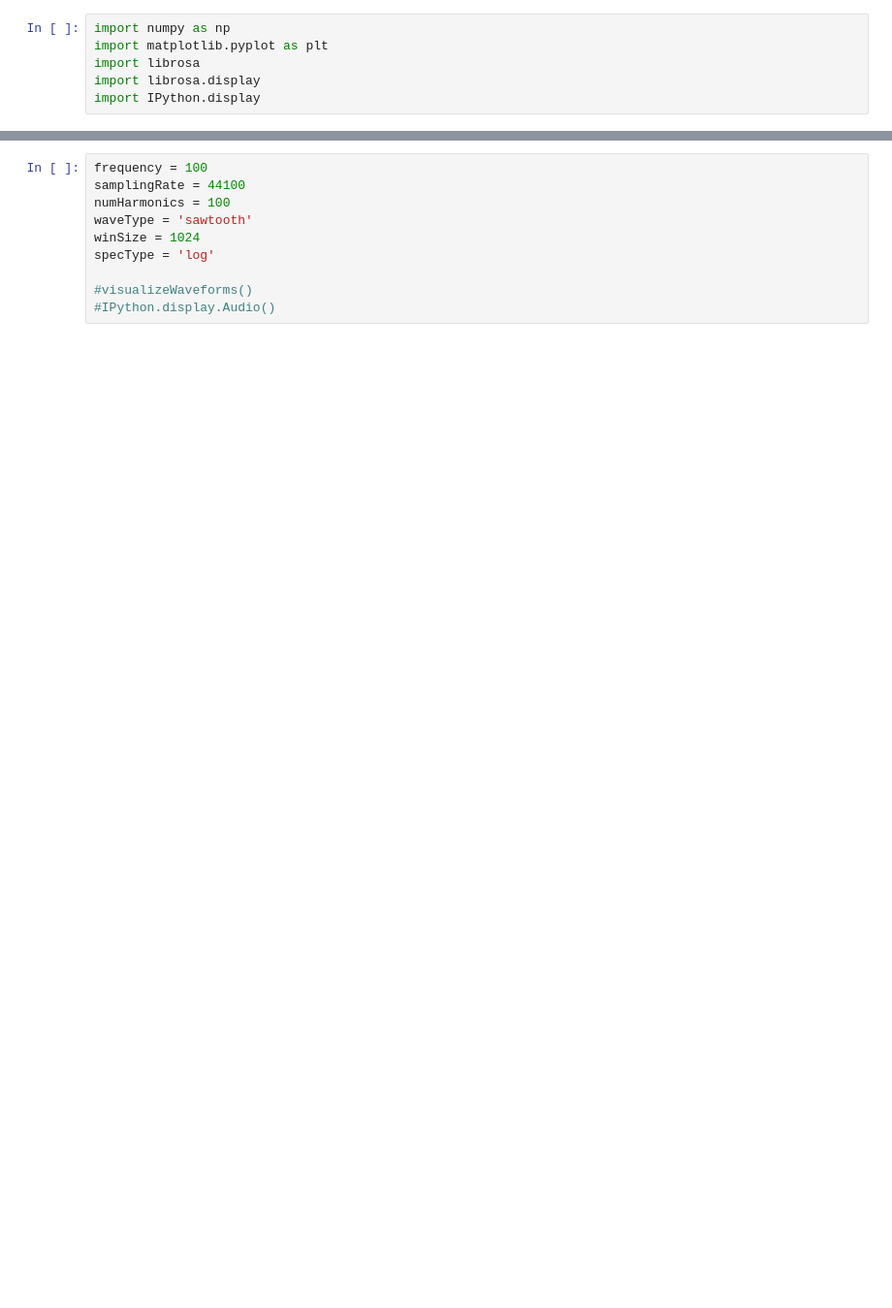
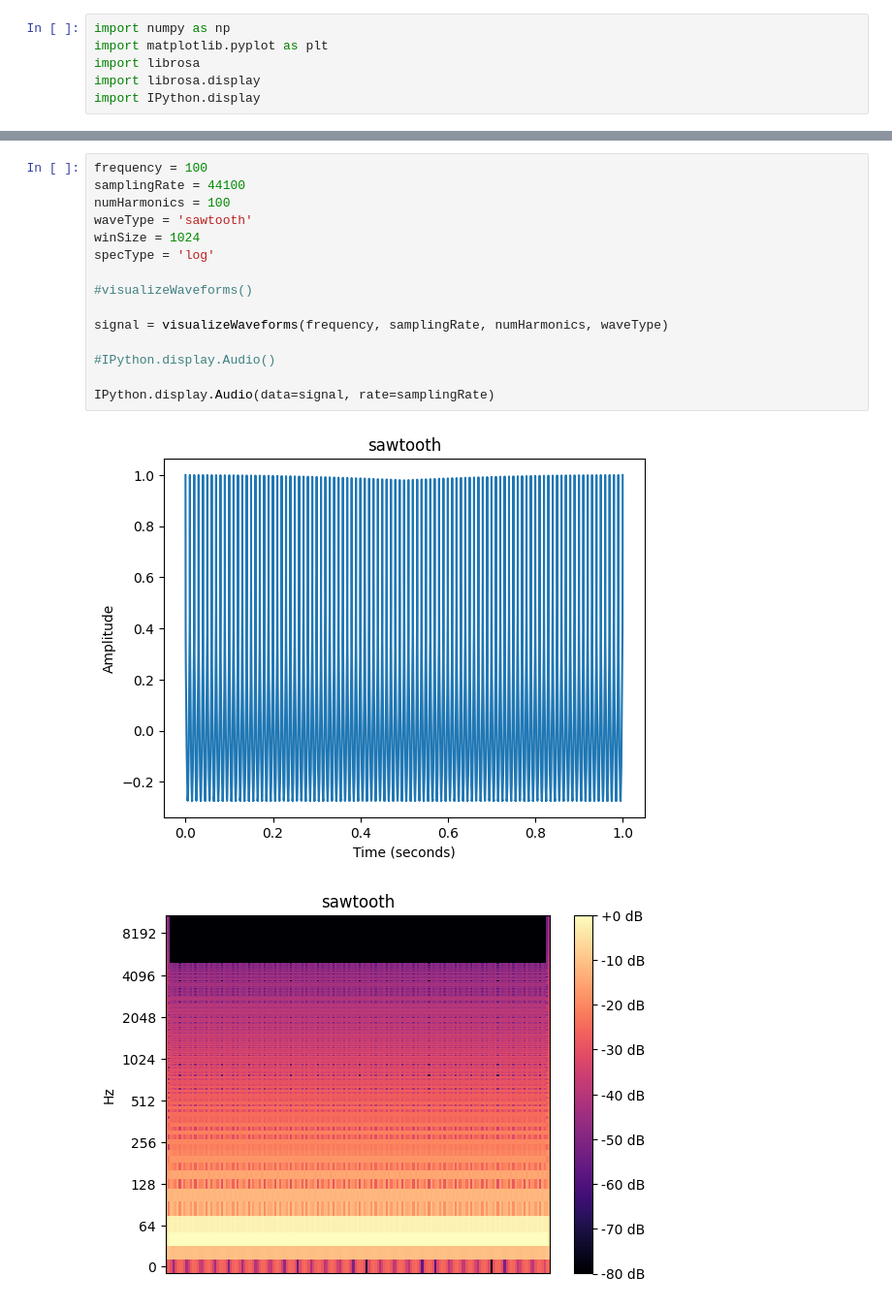
Before and after one commit to NehemiahDunn/MusicComputing, a Jupyter notebook: assignments/labAssignment4.ipynb, the cells around one changed output, grey strips where cells are left out. Shown at 97% size. Cells and saved outputs as stored; diff of their text form; blank space fills up the shorter version.

```diff
--- a/assignments/labAssignment4.ipynb
+++ b/assignments/labAssignment4.ipynb
@@ -52,10 +124,18 @@ specType = 'log'
 # %%
 frequency = 100
 samplingRate = 44100
 numHarmonics = 100
 waveType = 'sawtooth'
 winSize = 1024
 specType = 'log'
 
 #visualizeWaveforms()
+
+signal = visualizeWaveforms(frequency, samplingRate, numHarmonics, waveType)
+
 #IPython.display.Audio()
+
+IPython.display.Audio(data=signal, rate=samplingRate)
+# %% [output]
+[figure, added]
+[figure, added]
```
Also changed, not shown: parts of 12 cells of this notebook.
